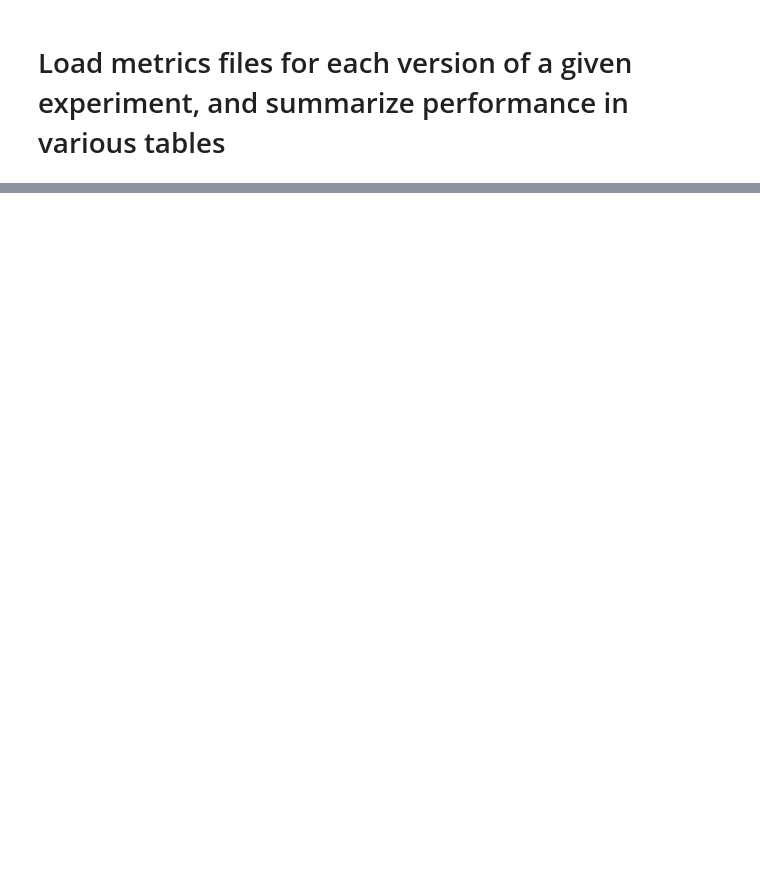
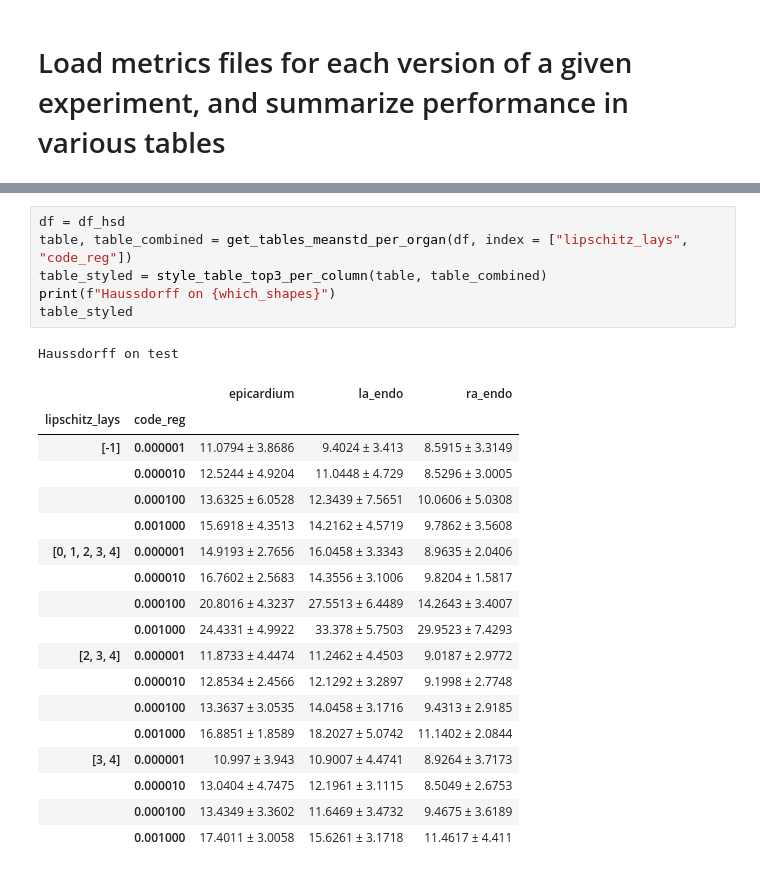
Before and after one commit to enr1xo/deepcsdf-ventricles-MRI, a Jupyter notebook: summarize_experiment_performance.ipynb, the cells around one changed output, grey strips where cells are left out. Drawn from its saved outputs; the diff is of its cells as text; blank space fills up the shorter version.

```diff
--- a/summarize_experiment_performance.ipynb
+++ b/summarize_experiment_performance.ipynb
@@ -208,0 +270,26 @@ table_styled
+# %%
+df = df_hsd
+table, table_combined = get_tables_meanstd_per_organ(df, index = ["lipschitz_lays", "code_reg"])
+table_styled = style_table_top3_per_column(table, table_combined)
+print(f"Haussdorff on {which_shapes}")
+table_styled
+# %% [output]
+Haussdorff on test
+|  |  | epicardium | la_endo | ra_endo |
+| lipschitz_lays | code_reg |  |  |  |
+| [-1] | 0.000001 | 11.0794 ± 3.8686 | 9.4024 ± 3.413 | 8.5915 ± 3.3149 |
+|  | 0.000010 | 12.5244 ± 4.9204 | 11.0448 ± 4.729 | 8.5296 ± 3.0005 |
+|  | 0.000100 | 13.6325 ± 6.0528 | 12.3439 ± 7.5651 | 10.0606 ± 5.0308 |
+|  | 0.001000 | 15.6918 ± 4.3513 | 14.2162 ± 4.5719 | 9.7862 ± 3.5608 |
+| [0, 1, 2, 3, 4] | 0.000001 | 14.9193 ± 2.7656 | 16.0458 ± 3.3343 | 8.9635 ± 2.0406 |
+|  | 0.000010 | 16.7602 ± 2.5683 | 14.3556 ± 3.1006 | 9.8204 ± 1.5817 |
+|  | 0.000100 | 20.8016 ± 4.3237 | 27.5513 ± 6.4489 | 14.2643 ± 3.4007 |
+|  | 0.001000 | 24.4331 ± 4.9922 | 33.378 ± 5.7503 | 29.9523 ± 7.4293 |
+| [2, 3, 4] | 0.000001 | 11.8733 ± 4.4474 | 11.2462 ± 4.4503 | 9.0187 ± 2.9772 |
+|  | 0.000010 | 12.8534 ± 2.4566 | 12.1292 ± 3.2897 | 9.1998 ± 2.7748 |
+|  | 0.000100 | 13.3637 ± 3.0535 | 14.0458 ± 3.1716 | 9.4313 ± 2.9185 |
+|  | 0.001000 | 16.8851 ± 1.8589 | 18.2027 ± 5.0742 | 11.1402 ± 2.0844 |
+| [3, 4] | 0.000001 | 10.997 ± 3.943 | 10.9007 ± 4.4741 | 8.9264 ± 3.7173 |
+|  | 0.000010 | 13.0404 ± 4.7475 | 12.1961 ± 3.1115 | 8.5049 ± 2.6753 |
+|  | 0.000100 | 13.4349 ± 3.3602 | 11.6469 ± 3.4732 | 9.4675 ± 3.6189 |
+|  | 0.001000 | 17.4011 ± 3.0058 | 15.6261 ± 3.1718 | 11.4617 ± 4.411 |
```
Also changed, not shown: parts of 39 cells of this notebook.
